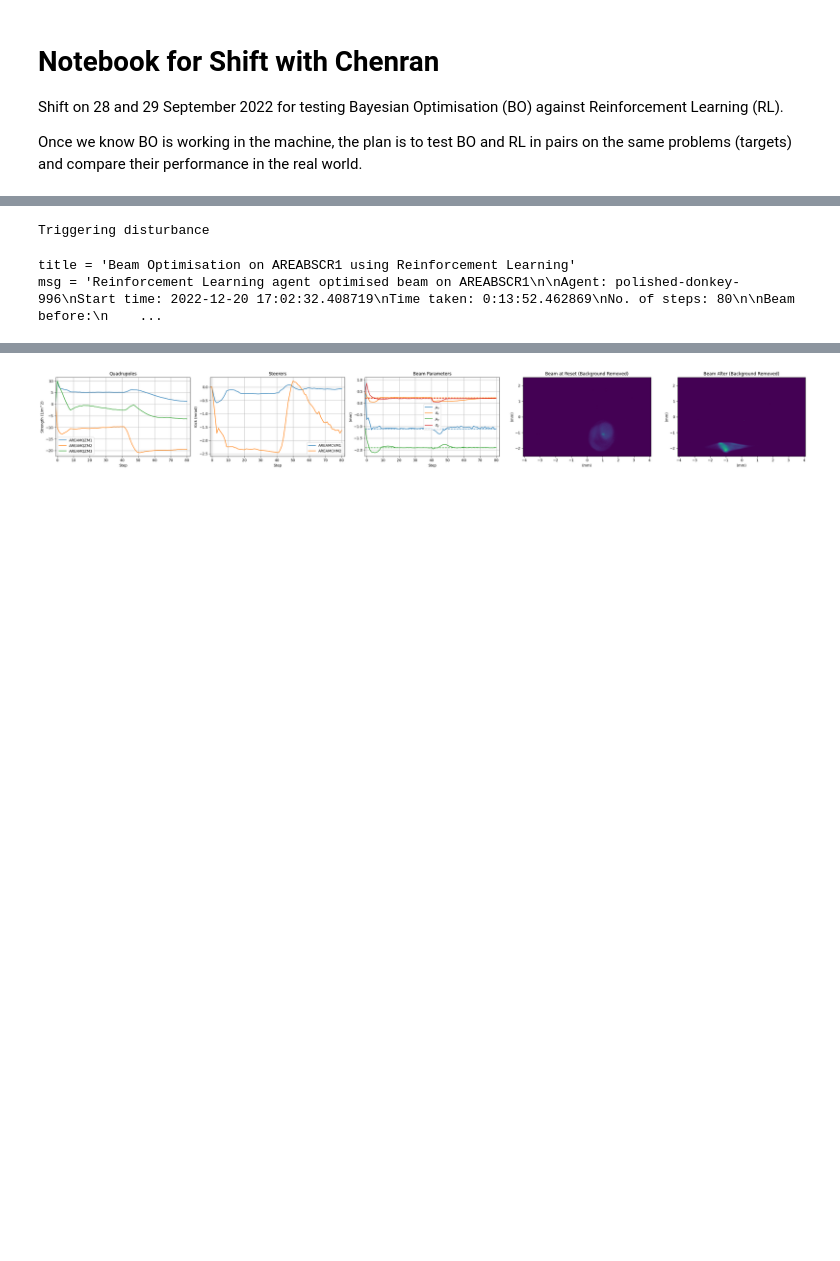
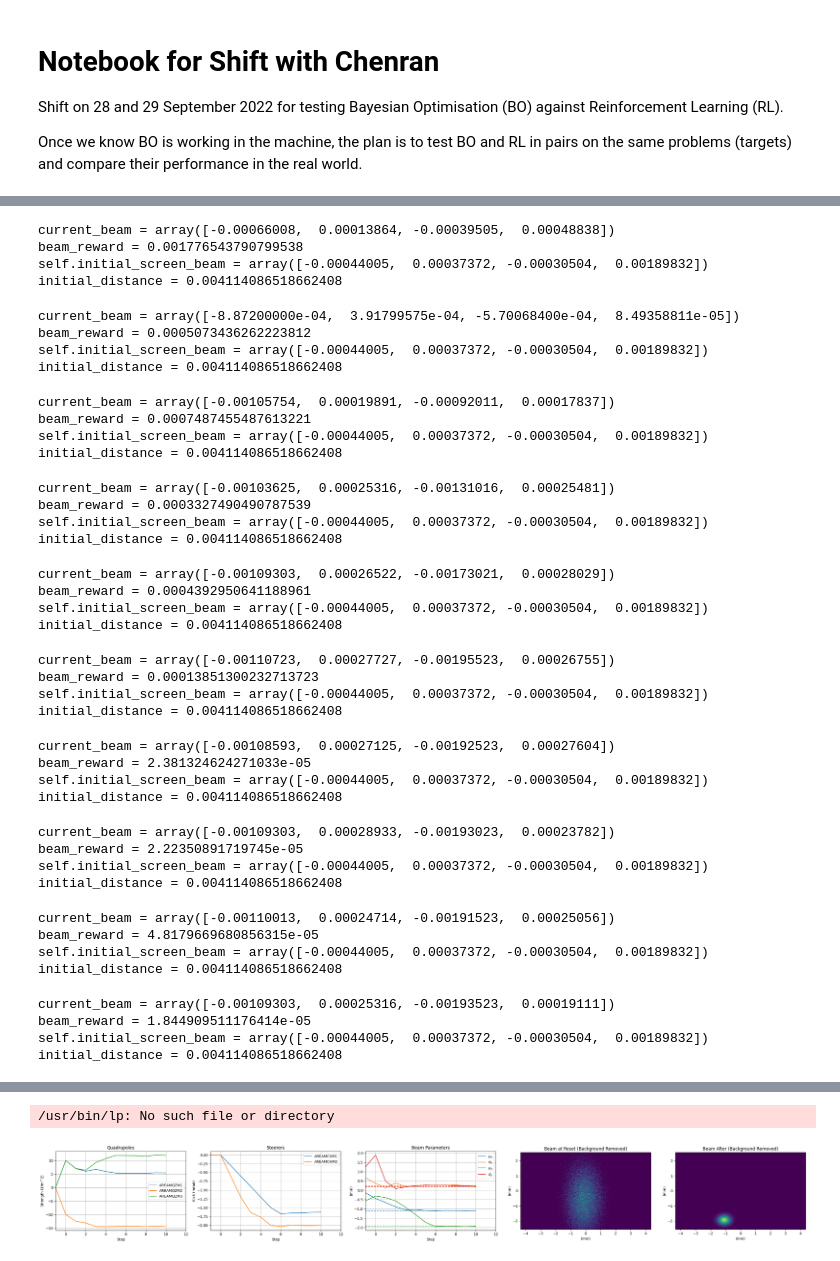
Before and after one commit to desy-ml/rl-vs-bo, a Jupyter notebook: kit_shift.ipynb, the cells around one changed output, grey strips where cells are left out. Drawn from its saved outputs; the diff is of its cells as text; code cells hidden in the pictures; blank space fills up the shorter version.

```diff
--- a/kit_shift.ipynb
+++ b/kit_shift.ipynb
@@ -107,14 +134,51 @@ optimize_donkey(
     target_mu_y_threshold=target_mu_y_threshold,
     target_sigma_x_threshold=target_sigma_x_threshold,
     target_sigma_y_threshold=target_sigma_y_threshold,
-    max_steps=80,
+    max_steps=10,
     model_name="polished-donkey-996",
     logbook=True,
-    data_log_dir=f"data/bo_vs_rl/real/rl/{datetime.now():%Y%m%d%H%M}_{comment}",
+    # data_log_dir=f"data/bo_vs_rl/real/rl/{datetime.now():%Y%m%d%H%M}_{comment}",
     progress_bar=True,
     callback=None,
 )
 # %% [output]
-Triggering disturbance
+current_beam = array([-0.00066008,  0.00013864, -0.00039505,  0.00048838])
+beam_reward = 0.001776543790799538
+self.initial_screen_beam = array([-0.00044005,  0.00037372, -0.00030504,  0.00189832])
+initial_distance = 0.004114086518662408
-title = 'Beam Optimisation on AREABSCR1 using Reinforcement Learning'
-msg = 'Reinforcement Learning agent optimised beam on AREABSCR1\n\nAgent: polished-donkey-996\nStart time: 2022-12-20 17:02:32.408719\nTime taken: 0:13:52.462869\nNo. of steps: 80\n\nBeam before:\n    ...
+current_beam = array([-8.87200000e-04,  3.91799575e-04, -5.70068400e-04,  8.49358811e-05])
+beam_reward = 0.0005073436262223812
+self.initial_screen_beam = array([-0.00044005,  0.00037372, -0.00030504,  0.00189832])
+initial_distance = 0.004114086518662408
+current_beam = array([-0.00105754,  0.00019891, -0.00092011,  0.00017837])
+beam_reward = 0.0007487455487613221
+self.initial_screen_beam = array([-0.00044005,  0.00037372, -0.00030504,  0.00189832])
+initial_distance = 0.004114086518662408
+current_beam = array([-0.00103625,  0.00025316, -0.00131016,  0.00025481])
+beam_reward = 0.0003327490490787539
+self.initial_screen_beam = array([-0.00044005,  0.00037372, -0.00030504,  0.00189832])
+initial_distance = 0.004114086518662408
+current_beam = array([-0.00109303,  0.00026522, -0.00173021,  0.00028029])
+beam_reward = 0.0004392950641188961
+self.initial_screen_beam = array([-0.00044005,  0.00037372, -0.00030504,  0.00189832])
+initial_distance = 0.004114086518662408
+current_beam = array([-0.00110723,  0.00027727, -0.00195523,  0.00026755])
+beam_reward = 0.00013851300232713723
+self.initial_screen_beam = array([-0.00044005,  0.00037372, -0.00030504,  0.00189832])
+initial_distance = 0.004114086518662408
+current_beam = array([-0.00108593,  0.00027125, -0.00192523,  0.00027604])
+beam_reward = 2.381324624271033e-05
+self.initial_screen_beam = array([-0.00044005,  0.00037372, -0.00030504,  0.00189832])
+initial_distance = 0.004114086518662408
+current_beam = array([-0.00109303,  0.00028933, -0.00193023,  0.00023782])
+beam_reward = 2.22350891719745e-05
+self.initial_screen_beam = array([-0.00044005,  0.00037372, -0.00030504,  0.00189832])
+initial_distance = 0.004114086518662408
+current_beam = array([-0.00110013,  0.00024714, -0.00191523,  0.00025056])
+beam_reward = 4.8179669680856315e-05
+self.initial_screen_beam = array([-0.00044005,  0.00037372, -0.00030504,  0.00189832])
+initial_distance = 0.004114086518662408
+current_beam = array([-0.00109303,  0.00025316, -0.00193523,  0.00019111])
+beam_reward = 1.844909511176414e-05
+self.initial_screen_beam = array([-0.00044005,  0.00037372, -0.00030504,  0.00189832])
+initial_distance = 0.004114086518662408
@@ -121,4 +187,5 @@ msg = 'Reinforcement Learning agent optimised beam on AREABSCR1\n\nAgent: polish
+/usr/bin/lp: No such file or directory
-[figure, old version]
+[figure, new version]
 # %%
 # from ea_optimize import ARESEADOOCS
 
```
Also changed, not shown: parts of 4 cells of this notebook, 11 other files.
